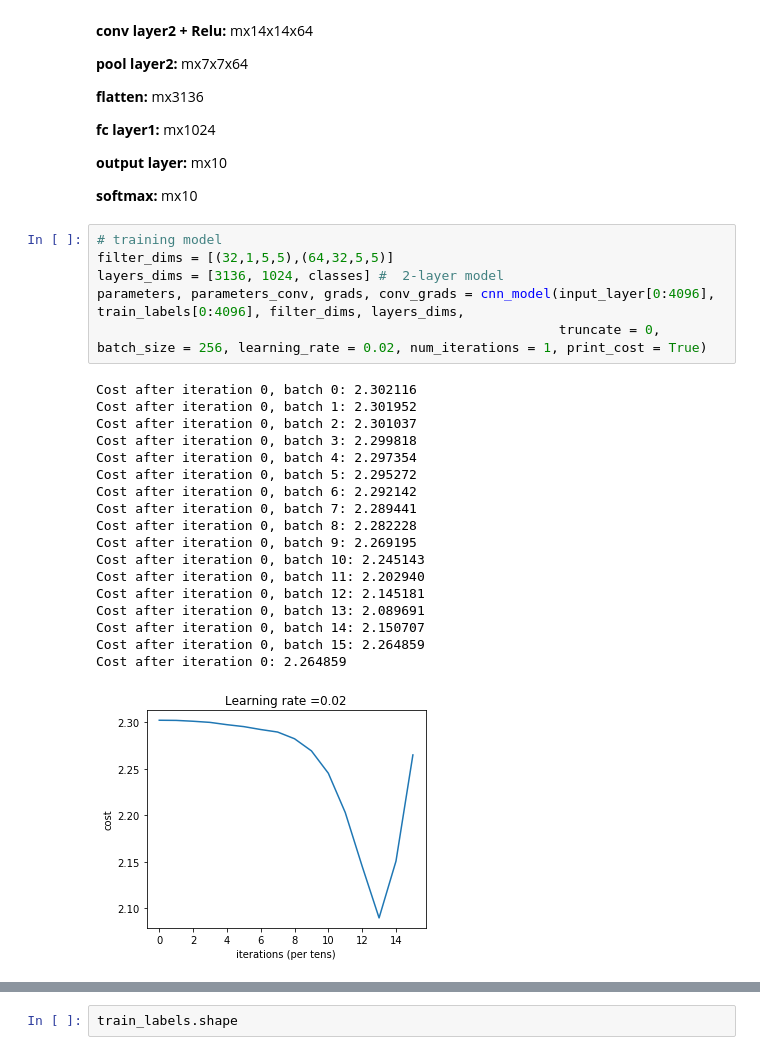
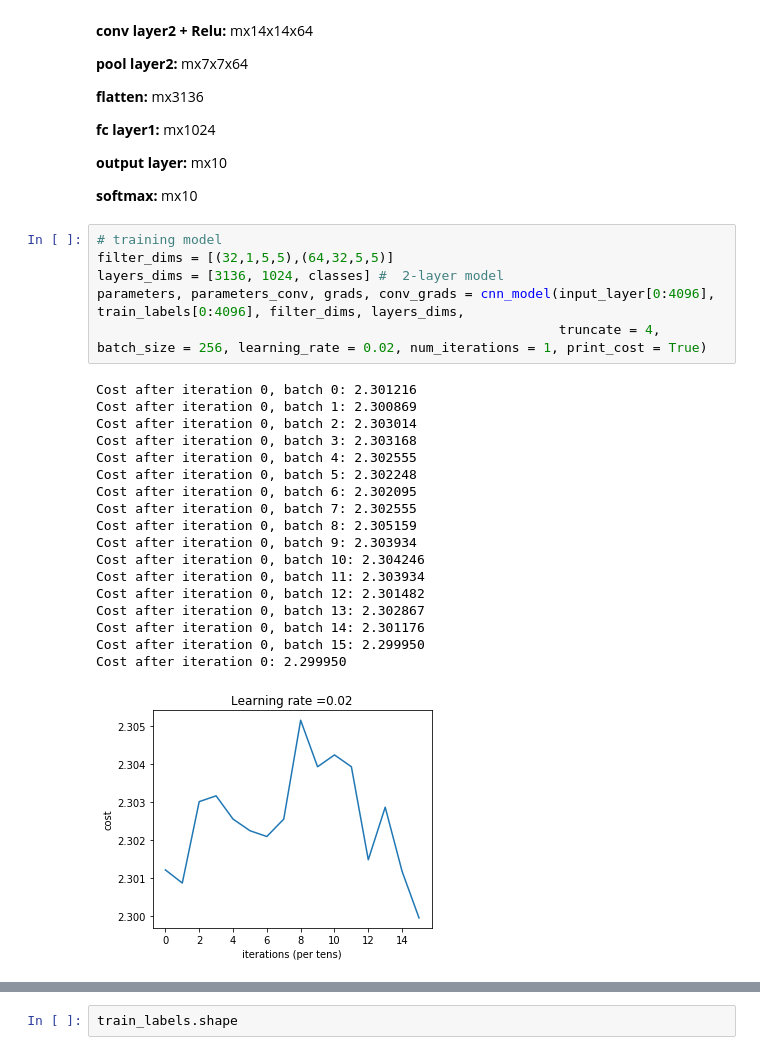
Before and after one commit to wssrcok/DeepLearning, a Jupyter notebook: CNN/cnn_mnist.ipynb, the cells around one changed output, grey strips where cells are left out. Saved outputs shown, nothing was run; the diff lists cells and outputs as text.

```diff
--- a/CNN/cnn_mnist.ipynb
+++ b/CNN/cnn_mnist.ipynb
@@ -103,27 +103,27 @@ plt.imshow(input_layer[0,0])
 # %%
 # training model
 filter_dims = [(32,1,5,5),(64,32,5,5)]
 layers_dims = [3136, 1024, classes] #  2-layer model
 parameters, parameters_conv, grads, conv_grads = cnn_model(input_layer[0:4096], train_labels[0:4096], filter_dims, layers_dims,
-                                                           truncate = 0, batch_size = 256, learning_rate = 0.02, num_iterations = 1, print_cost = True)
+                                                           truncate = 4, batch_size = 256, learning_rate = 0.02, num_iterations = 1, print_cost = True)
 # %% [output]
-Cost after iteration 0, batch 0: 2.302116
-Cost after iteration 0, batch 1: 2.301952
-Cost after iteration 0, batch 2: 2.301037
-Cost after iteration 0, batch 3: 2.299818
-Cost after iteration 0, batch 4: 2.297354
-Cost after iteration 0, batch 5: 2.295272
-Cost after iteration 0, batch 6: 2.292142
-Cost after iteration 0, batch 7: 2.289441
-Cost after iteration 0, batch 8: 2.282228
-Cost after iteration 0, batch 9: 2.269195
-Cost after iteration 0, batch 10: 2.245143
-Cost after iteration 0, batch 11: 2.202940
-Cost after iteration 0, batch 12: 2.145181
-Cost after iteration 0, batch 13: 2.089691
-Cost after iteration 0, batch 14: 2.150707
-Cost after iteration 0, batch 15: 2.264859
-Cost after iteration 0: 2.264859
+Cost after iteration 0, batch 0: 2.301216
+Cost after iteration 0, batch 1: 2.300869
+Cost after iteration 0, batch 2: 2.303014
+Cost after iteration 0, batch 3: 2.303168
+Cost after iteration 0, batch 4: 2.302555
+Cost after iteration 0, batch 5: 2.302248
+Cost after iteration 0, batch 6: 2.302095
+Cost after iteration 0, batch 7: 2.302555
+Cost after iteration 0, batch 8: 2.305159
+Cost after iteration 0, batch 9: 2.303934
+Cost after iteration 0, batch 10: 2.304246
+Cost after iteration 0, batch 11: 2.303934
+Cost after iteration 0, batch 12: 2.301482
+Cost after iteration 0, batch 13: 2.302867
+Cost after iteration 0, batch 14: 2.301176
+Cost after iteration 0, batch 15: 2.299950
+Cost after iteration 0: 2.299950
-[figure, old version]
+[figure, new version]
 # %%
 #further training on the same model
```
Also changed, not shown: parts of 1 cell of this notebook, 3 other files.
